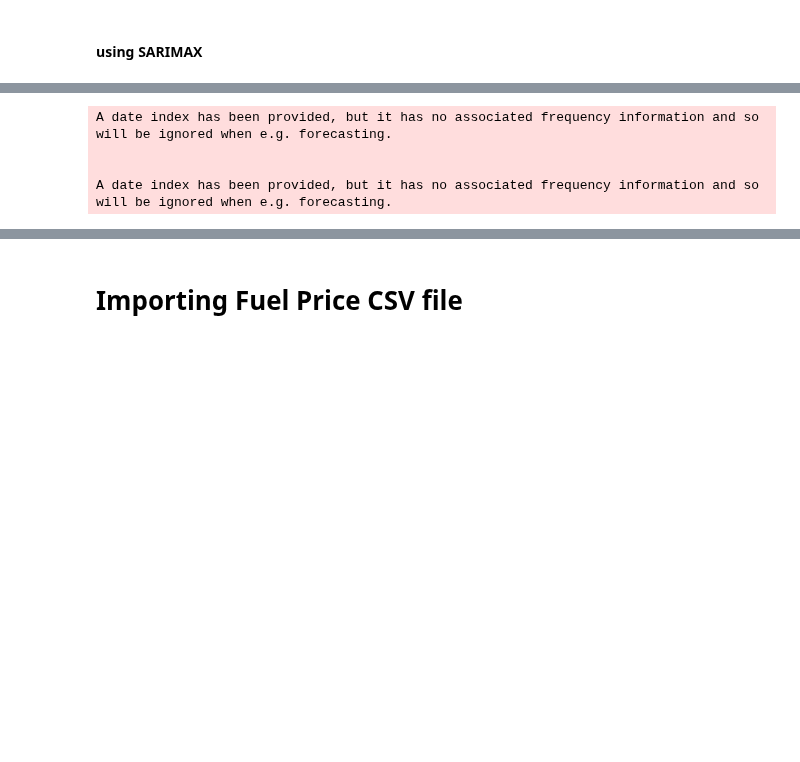
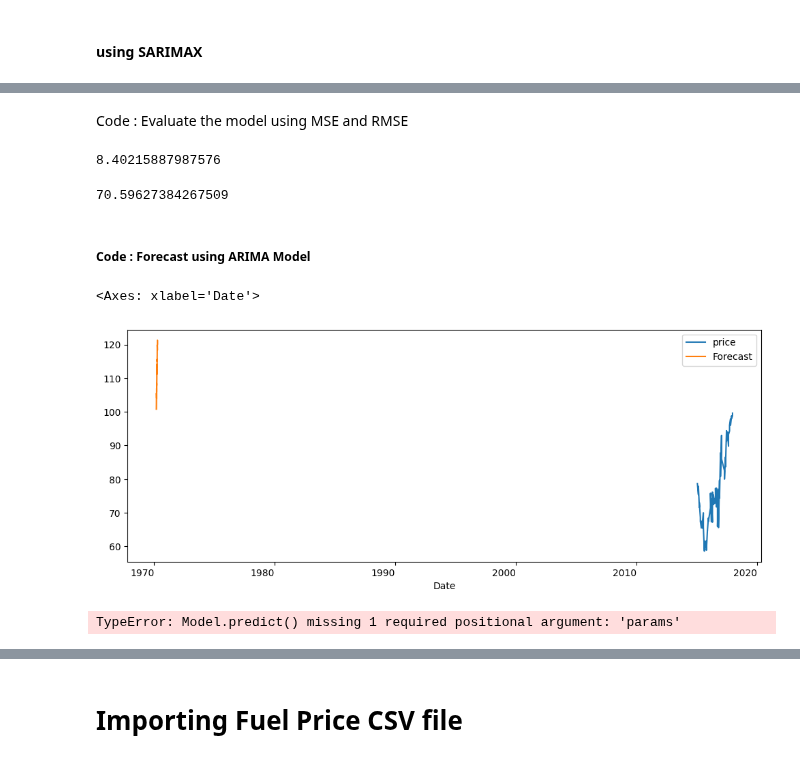
Before and after one commit to DVIlangamge/FYP--Rice-Price-Volatility-Analysis-and-Forecasting, a Jupyter notebook: FYP.ipynb, the cells around one changed output, grey strips where cells are left out. Saved outputs shown, nothing was run; the diff lists cells and outputs as text; code cells hidden in the pictures; blank space fills up the shorter version.

```diff
--- a/FYP.ipynb
+++ b/FYP.ipynb
@@ -562,15 +861,54 @@ No supported index is available. In the next version, calling this method in a m
+# %% [markdown]
+Code : Evaluate the model using MSE and RMSE
+# %%
+# Load specific evaluation tools
+from sklearn.metrics import mean_squared_error
+from statsmodels.tools.eval_measures import rmse
+
+# Calculate root mean squared error
+rmse(test["price"], predictions)
+# %% [output]
+8.40215887987576
+# %%
+# Calculate mean squared error
+mean_squared_error(test["price"], predictions)
+# %% [output]
+70.59627384267509
+# %% [markdown]
+##### Code : Forecast using ARIMA Model
+# %%
+# Train the model on the full dataset
+model = model = SARIMAX(df['price'],
+                        order = (1, 1, 0),
+                        seasonal_order =(0, 1, 1, 12))
+result = model.fit()
+
+# Forecast for the next 3 years
+forecast = result.predict(start = len(df),
+                          end = (len(df)-1) + 3 * 12,
+                          typ = 'levels').rename('Forecast')
+
+# Plot the forecast values
+df['price'].plot(figsize = (12, 5), legend = True)
+forecast.plot(legend = True)
+# %% [output]
+<Axes: xlabel='Date'>
+[figure, added]
 # %%
 from statsmodels.tsa.statespace.sarimax import SARIMAX
 
 model = SARIMAX(
     df['price'],
-    order=(1,1,1),
+    order=(1,1,0),
     seasonal_order=(0,1,1,12),
     enforce_stationarity=False,
     enforce_invertibility=False
-)
+)#(1, 1, 0)x(0, 1, [1], 12)
-# %% [output]
-A date index has been provided, but it has no associated frequency information and so will be ignored when e.g. forecasting.
-
-
-A date index has been provided, but it has no associated frequency information and so will be ignored when e.g. forecasting.
+# %%
+results = model.fit()
+# Make predictions
+#forecast = results.predict(start=len(df), end=len(df) + 48 - 1, exog=df['month_index'])
+forecast = model.predict(n_periods=12)
+forecast = pd.Series(forecast, index=test.index)
+# %% [output]
+TypeError: Model.predict() missing 1 required positional argument: 'params'
```
Also changed, not shown: parts of 133 cells of this notebook.
